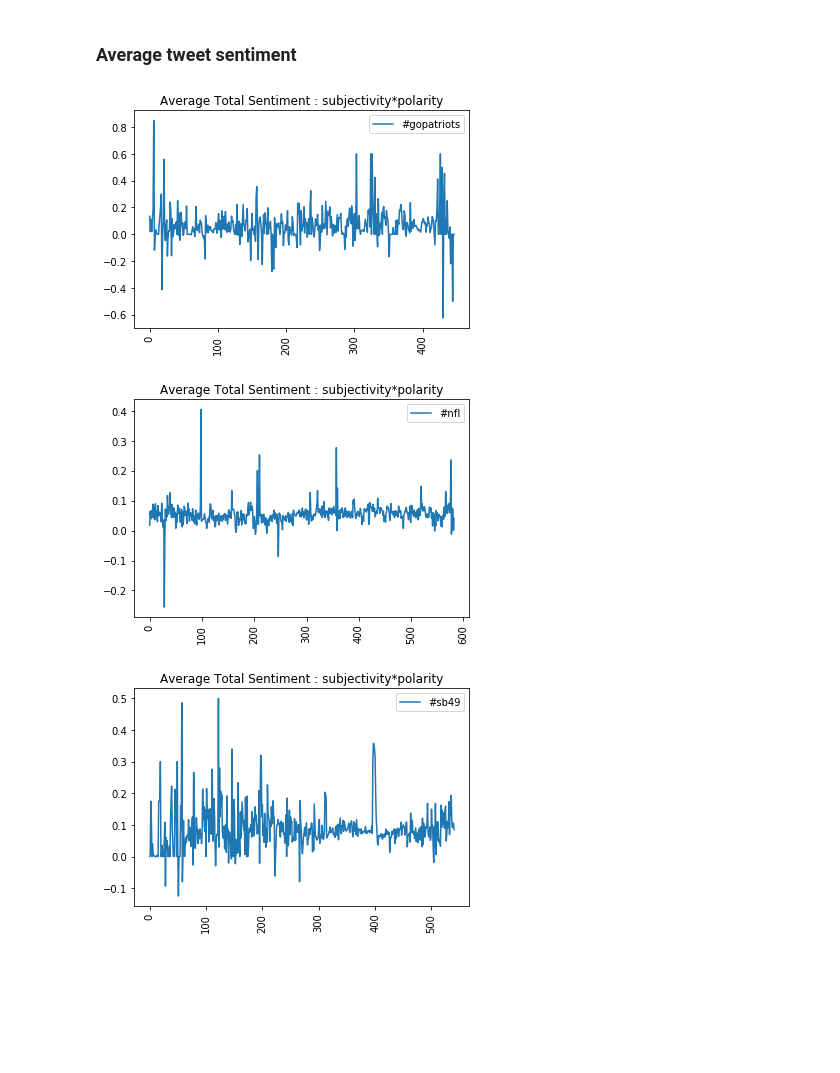
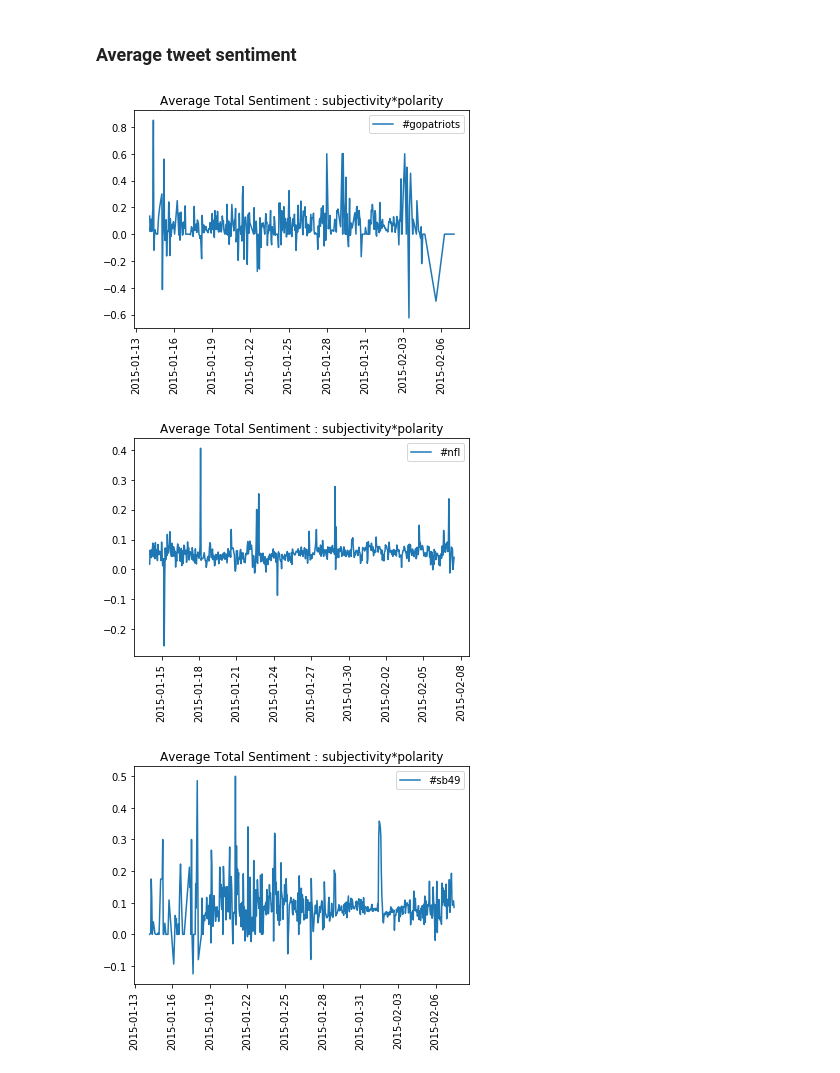
Before and after one commit to TSatyaVasanthReddy/TwitterPopularityPrediction, a Jupyter notebook: code_satya.ipynb, the cells around one changed output. Saved outputs shown, nothing was run; the diff lists cells and outputs as text; code cells hidden in the pictures; blank space fills up the shorter version.

```diff
--- a/code_satya.ipynb
+++ b/code_satya.ipynb
@@ -293,5 +256,5 @@ X_map['#gopatriots'].head()
 # %%
-for n in range(1,6):
+for n in range(1,3):
     for hashtag in hashtags:
         print(hashtag)
         X,y= getprev_n_merged(n,5,X_map[hashtag],Y_map[hashtag])
@@ -331,7 +292,7 @@ def clean_tweet(t):
 def get_sentiment(t):
     global i
     i+=1
-    if(i%10000 == 0):
+    if(i%50000 == 0):
         print(i)
     analysis = tb(clean_tweet(t))
     return analysis.sentiment.polarity*analysis.sentiment.subjectivity
@@ -340,13 +301,12 @@ def get_time_bin(t):
 # %%
 sentiment_map={}
 for hashtag in hashtags:
+    i = 0
+    print(hashtag)
     df = df_map[hashtag].copy()
-    #print(df.head())
     df['sentiment'] = df['title'].apply(lambda x:get_sentiment(x))
-    #print(df.head())
     df['timestamp'] = df['timestamp'].apply(lambda x:get_time_bin(x) )
-    print('haha')
     grouped = df.groupby('timestamp').agg({'sentiment':'sum','tweet_id':'count'})
-    #print(grouped.head(10))
+    grouped.reset_index(inplace=True)
     sentiment_map[hashtag]=grouped
 # %% [output]
@@ -370,7 +330,7 @@ haha
 # %%
 for hashtag in hashtags:
     plt.title("Total Sentiment : subjectivity*polarity")
-    plt.plot(sentiment_map[hashtag]['sentiment'],label=hashtag)
+    plt.plot(sentiment_map[hashtag]['timestamp'],sentiment_map[hashtag]['sentiment'],label=hashtag)
     plt.legend()
     plt.xticks(rotation=90)
     plt.show()
@@ -390,11 +350,11 @@ print(len(sentiment_map['#gopatriots']['sentiment']))
 # %%
 for hashtag in hashtags:
     plt.title("Average Total Sentiment : subjectivity*polarity")
-    plt.plot([(a/b) for a,b in zip(list(sentiment_map[hashtag]['sentiment']),list(sentiment_map[hashtag]['tweet_id'] ))],label=hashtag)
+    plt.plot(sentiment_map[hashtag]['timestamp'],[(a/b) for a,b in zip(list(sentiment_map[hashtag]['sentiment']),list(sentiment_map[hashtag]['tweet_id'] ))],label=hashtag)
     plt.legend()
     plt.xticks(rotation=90)
     plt.show()
 # %% [output]
-[figure, old version]
+[figure, new version]
-[figure, old version]
+[figure, new version]
-[figure, old version]
+[figure, new version]
```
Also changed, not shown: parts of 13 cells of this notebook, 12 other files.
